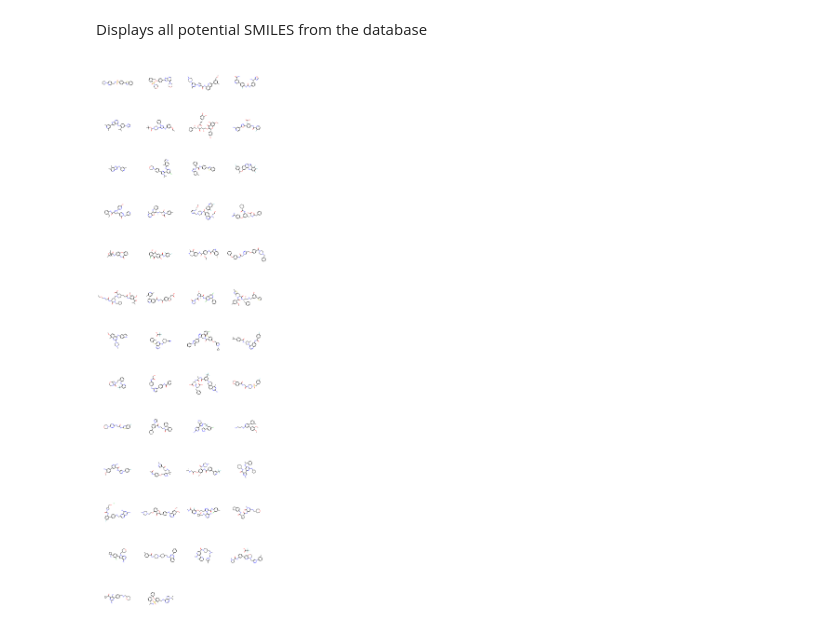
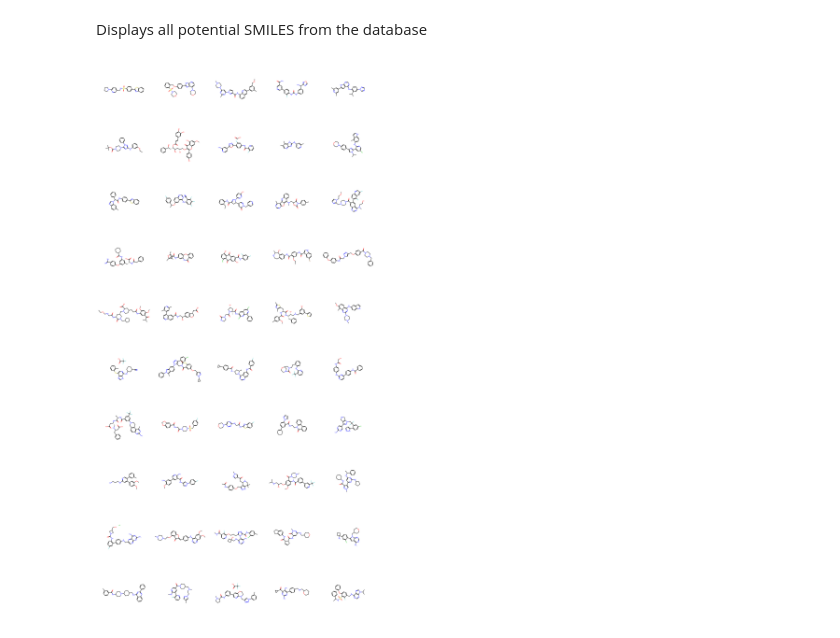
Before and after one commit to Schockwav3/SMILESGeneratorPredictor, a Jupyter notebook: Predictor.ipynb, the cells around one changed output. Drawn from its saved outputs; the diff is of its cells as text; code cells hidden in the pictures.

```diff
--- a/Predictor.ipynb
+++ b/Predictor.ipynb
@@ -1063,9 +1080,21 @@ Number of SMILES with prediction 1: 152 out of 370
 # %% [markdown]
 Displays all potential SMILES from the database
 # %%
+import pandas as pd
+import numpy as np
 from rdkit import Chem
-from rdkit.Chem import Draw
-from IPython.display import display
+from rdkit.Chem import Descriptors, AllChem, rdMolDescriptors, rdPartialCharges, Draw
+from sklearn.model_selection import train_test_split
+import torch
+import torch.nn as nn
+import torch.nn.functional as F
+import torch.optim as optim
+from torch.utils.data import DataLoader, TensorDataset, random_split
+import logging
+import matplotlib.pyplot as plt
+from torchmetrics.classification import MulticlassConfusionMatrix
+from tqdm import tqdm
+import sys
 
 
 # Function to read SMILES from the database file
@@ -1079,32 +1108,32 @@ def read_smiles_from_db(db_file_path):
     """
     with open(db_file_path, 'r') as db_file:
         smiles_list = db_file.read().splitlines()
     return smiles_list
 
 
 # Function to draw SMILES from the database
 def draw_smiles_from_db(smiles_list):
     """
     Draws SMILES structures from a given list of SMILES strings.
     Args:
         smiles_list (list of str): List of SMILES strings to be visualized.
     Returns:
         None: Displays an image grid of the molecular structures.
     """
     molecules = [Chem.MolFromSmiles(smiles) for smiles in smiles_list]
-    img = Draw.MolsToGridImage(molecules, molsPerRow=4, subImgSize=(400, 400))
+    img = Draw.MolsToGridImage(molecules, molsPerRow=5, subImgSize=(400, 400))
     display(img)
 
 
 # Define the database file path
 db_file_path = 'C:\\Users\\SchockWav3\\Desktop\\Masterarbeit\\database_potential_axl_inhibitors.txt'
 
 
 # Read SMILES from the database
 smiles_from_db = read_smiles_from_db(db_file_path)
 
 
 # Draw the SMILES structures from the database
 draw_smiles_from_db(smiles_from_db)
 # %% [output]
-[figure, old version]
+[figure, new version]
```
Also changed, not shown: parts of 3 cells of this notebook, 2 other files.
